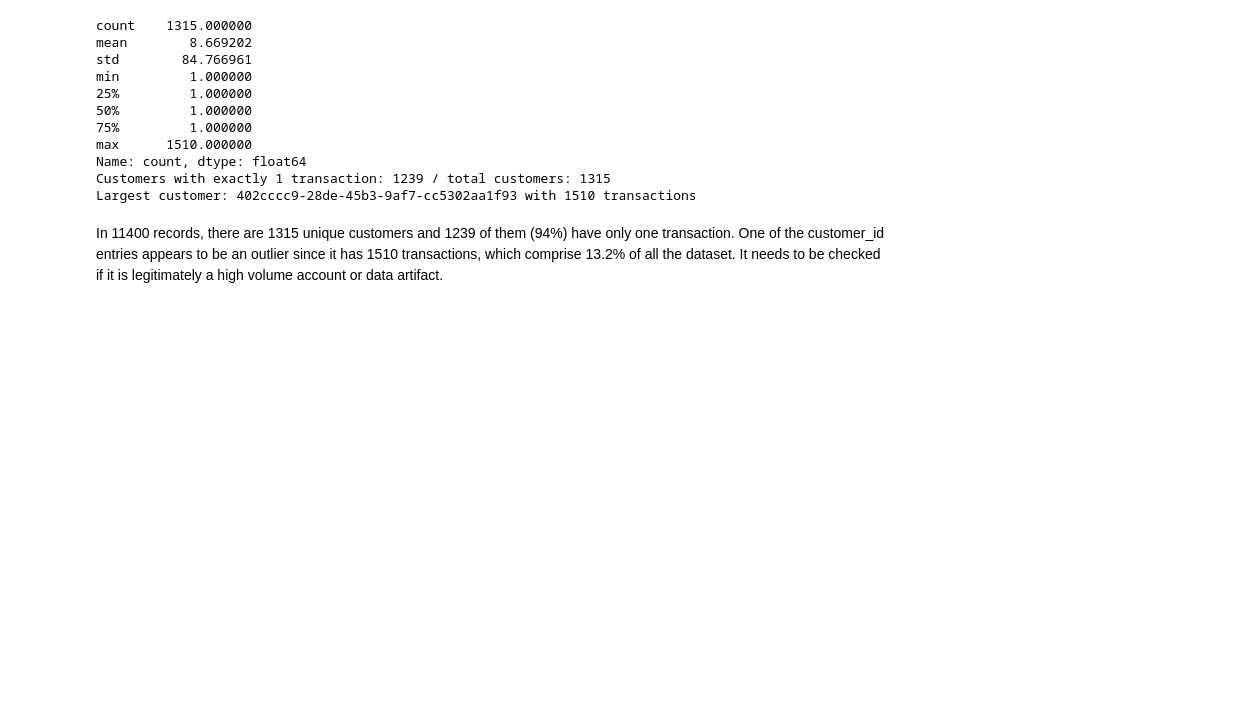
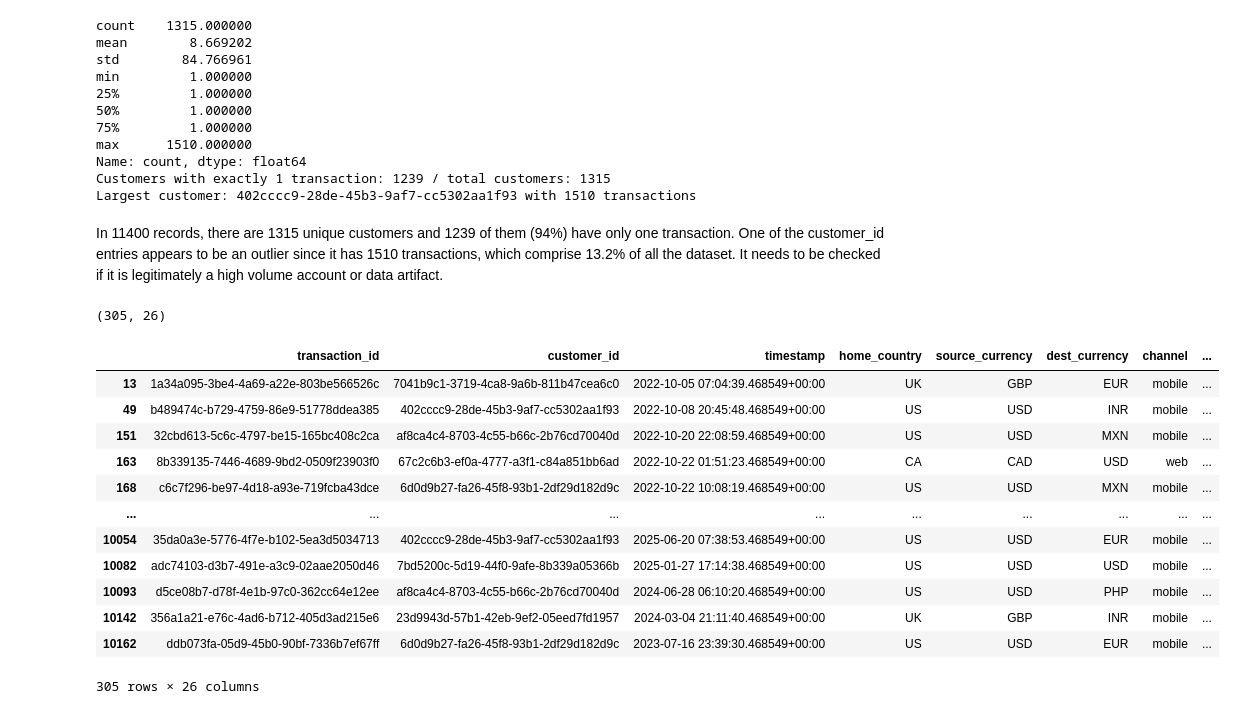
Before and after one commit to r-adeosun/Fraudulent_transaction_Detection_for_a_FinTech_Company, a Jupyter notebook: Notebooks/Data_cleaning.ipynb, the cells around one changed output. Drawn from its saved outputs; the diff is of its cells as text; code cells hidden in the pictures; blank space fills up the shorter version.

Commit message:
cleaned data

```diff
--- a/Notebooks/Data_cleaning.ipynb
+++ b/Notebooks/Data_cleaning.ipynb
@@ -234,3 +289,22 @@ Customers with exactly 1 transaction: 1239 / total customers: 1315
 Largest customer: 402cccc9-28de-45b3-9af7-cc5302aa1f93 with 1510 transactions
 # %% [markdown]
 In 11400 records, there are 1315 unique customers and 1239 of them (94%) have only one transaction. One of the customer_id entries appears to be an outlier since it has 1510 transactions, which comprise 13.2% of all the dataset. It needs to be checked if it is legitimately a high volume account or data artifact.
+# %%
+missing_ip_address = customer_transaction_data[customer_transaction_data['ip_address'].isnull()]
+print(missing_ip_address.shape)
+missing_ip_address
+# %% [output]
+(305, 26)
+|  | transaction_id | customer_id | timestamp | home_country | source_currency | dest_currency | channel | ... |
+| 13 | 1a34a095-3be4-4a69-a22e-803be566526c | 7041b9c1-3719-4ca8-9a6b-811b47cea6c0 | 2022-10-05 07:04:39.468549+00:00 | UK | GBP | EUR | mobile | ... |
+| 49 | b489474c-b729-4759-86e9-51778ddea385 | 402cccc9-28de-45b3-9af7-cc5302aa1f93 | 2022-10-08 20:45:48.468549+00:00 | US | USD | INR | mobile | ... |
+| 151 | 32cbd613-5c6c-4797-be15-165bc408c2ca | af8ca4c4-8703-4c55-b66c-2b76cd70040d | 2022-10-20 22:08:59.468549+00:00 | US | USD | MXN | mobile | ... |
+| 163 | 8b339135-7446-4689-9bd2-0509f23903f0 | 67c2c6b3-ef0a-4777-a3f1-c84a851bb6ad | 2022-10-22 01:51:23.468549+00:00 | CA | CAD | USD | web | ... |
+| 168 | c6c7f296-be97-4d18-a93e-719fcba43dce | 6d0d9b27-fa26-45f8-93b1-2df29d182d9c | 2022-10-22 10:08:19.468549+00:00 | US | USD | MXN | mobile | ... |
+| ... | ... | ... | ... | ... | ... | ... | ... | ... |
+| 10054 | 35da0a3e-5776-4f7e-b102-5ea3d5034713 | 402cccc9-28de-45b3-9af7-cc5302aa1f93 | 2025-06-20 07:38:53.468549+00:00 | US | USD | EUR | mobile | ... |
+| 10082 | adc74103-d3b7-491e-a3c9-02aae2050d46 | 7bd5200c-5d19-44f0-9afe-8b339a05366b | 2025-01-27 17:14:38.468549+00:00 | US | USD | USD | mobile | ... |
+| 10093 | d5ce08b7-d78f-4e1b-97c0-362cc64e12ee | af8ca4c4-8703-4c55-b66c-2b76cd70040d | 2024-06-28 06:10:20.468549+00:00 | US | USD | PHP | mobile | ... |
+| 10142 | 356a1a21-e76c-4ad6-b712-405d3ad215e6 | 23d9943d-57b1-42eb-9ef2-05eed7fd1957 | 2024-03-04 21:11:40.468549+00:00 | UK | GBP | INR | mobile | ... |
+| 10162 | ddb073fa-05d9-45b0-90bf-7336b7ef67ff | 6d0d9b27-fa26-45f8-93b1-2df29d182d9c | 2023-07-16 23:39:30.468549+00:00 | US | USD | EUR | mobile | ... |
+305 rows × 26 columns
```
Also changed, not shown: parts of 29 cells of this notebook, 2 other files.
